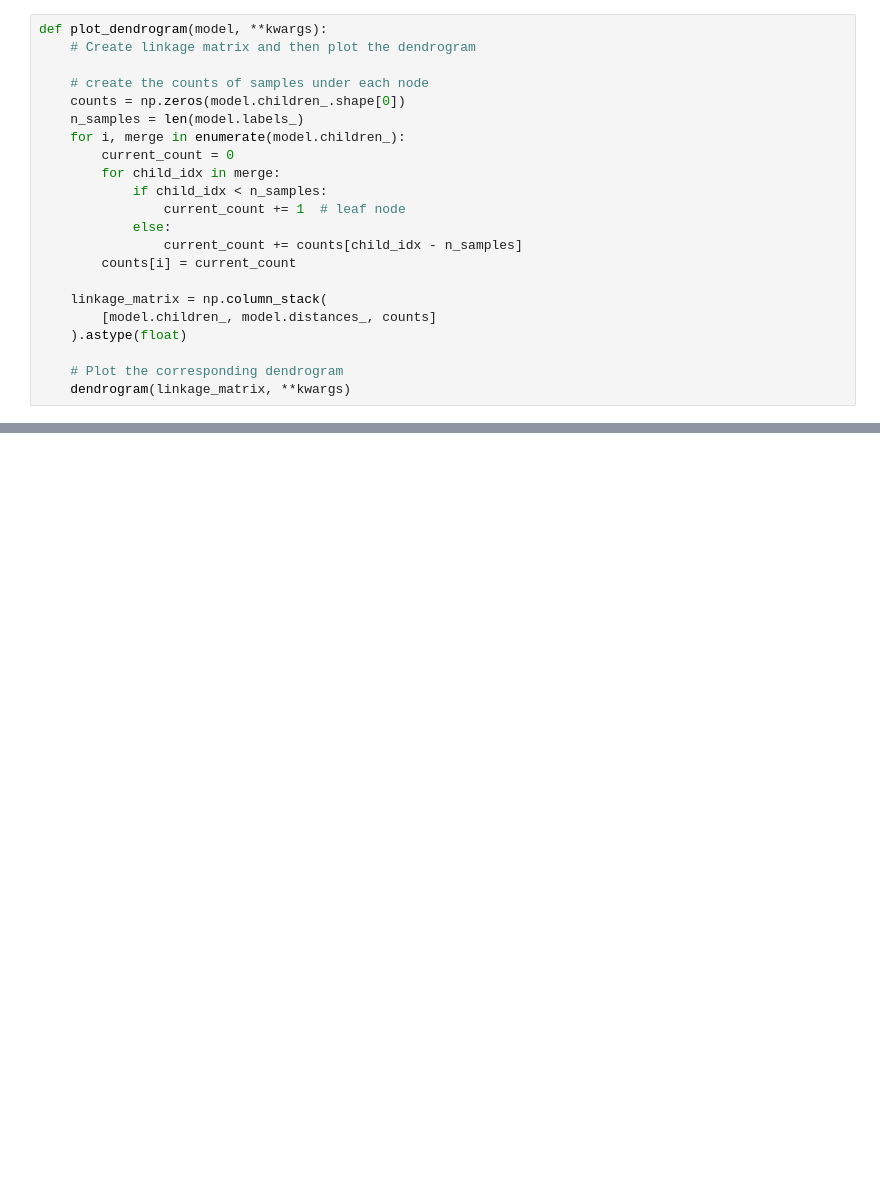
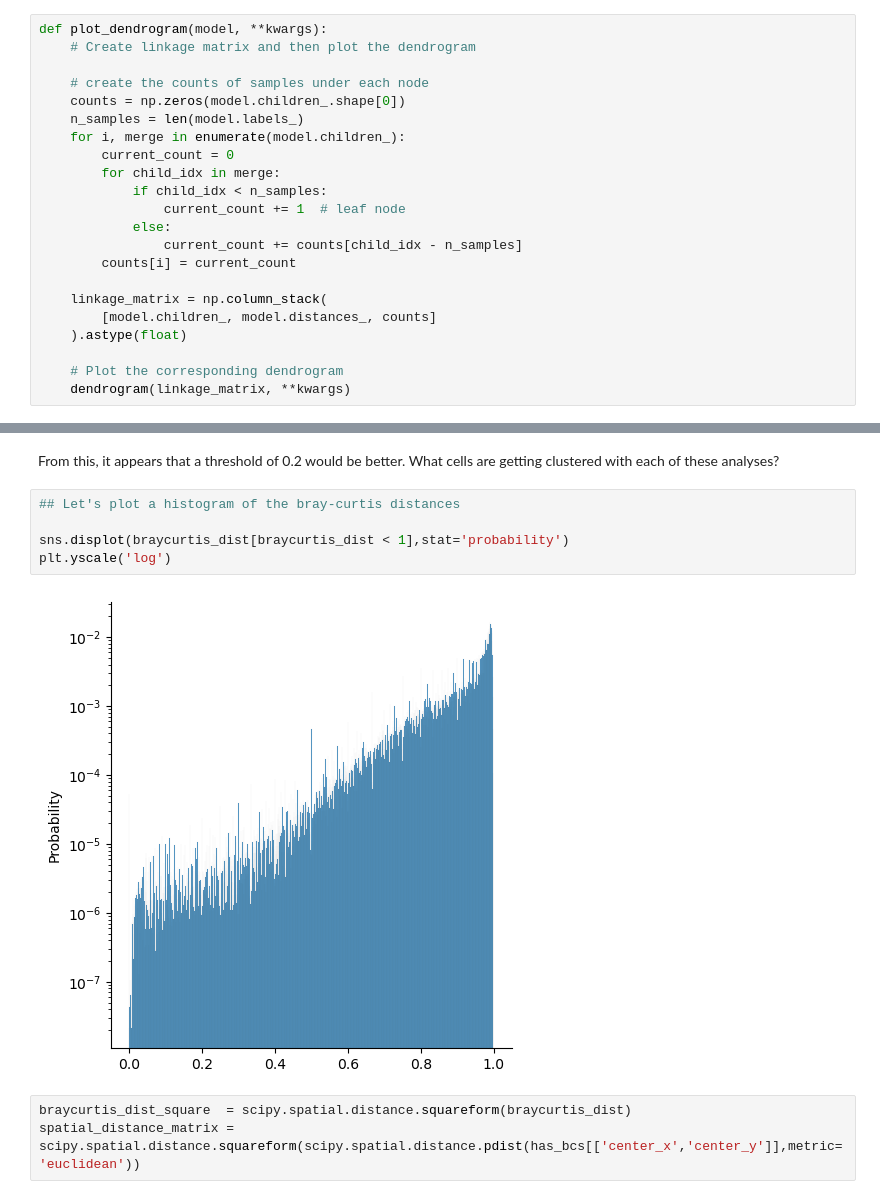
Before and after one commit to grantkinsler/SpatialBarcodes, a Jupyter notebook: analysis/clustering_threshold_analysis.ipynb, the cells around one changed output, grey strips where cells are left out. Saved outputs shown, nothing was run; the diff lists cells and outputs as text; blank space fills up the shorter version.

```diff
--- a/analysis/clustering_threshold_analysis.ipynb
+++ b/analysis/clustering_threshold_analysis.ipynb
@@ -181,0 +258,12 @@ plot_dendrogram(clusterings[0],truncate_mode='level',color_threshold=0.4,p=9)
+# %% [markdown]
+From this, it appears that a threshold of 0.2 would be better. What cells are getting clustered with each of these analyses?
+# %%
+## Let's plot a histogram of the bray-curtis distances
+
+sns.displot(braycurtis_dist[braycurtis_dist < 1],stat='probability')
+plt.yscale('log')
+# %% [output]
+[figure, added]
+# %%
+braycurtis_dist_square  = scipy.spatial.distance.squareform(braycurtis_dist)
+spatial_distance_matrix = scipy.spatial.distance.squareform(scipy.spatial.distance.pdist(has_bcs[['center_x','center_y']],metric='euclidean'))
```
Also changed, not shown: parts of 37 cells of this notebook, 2 other files.
